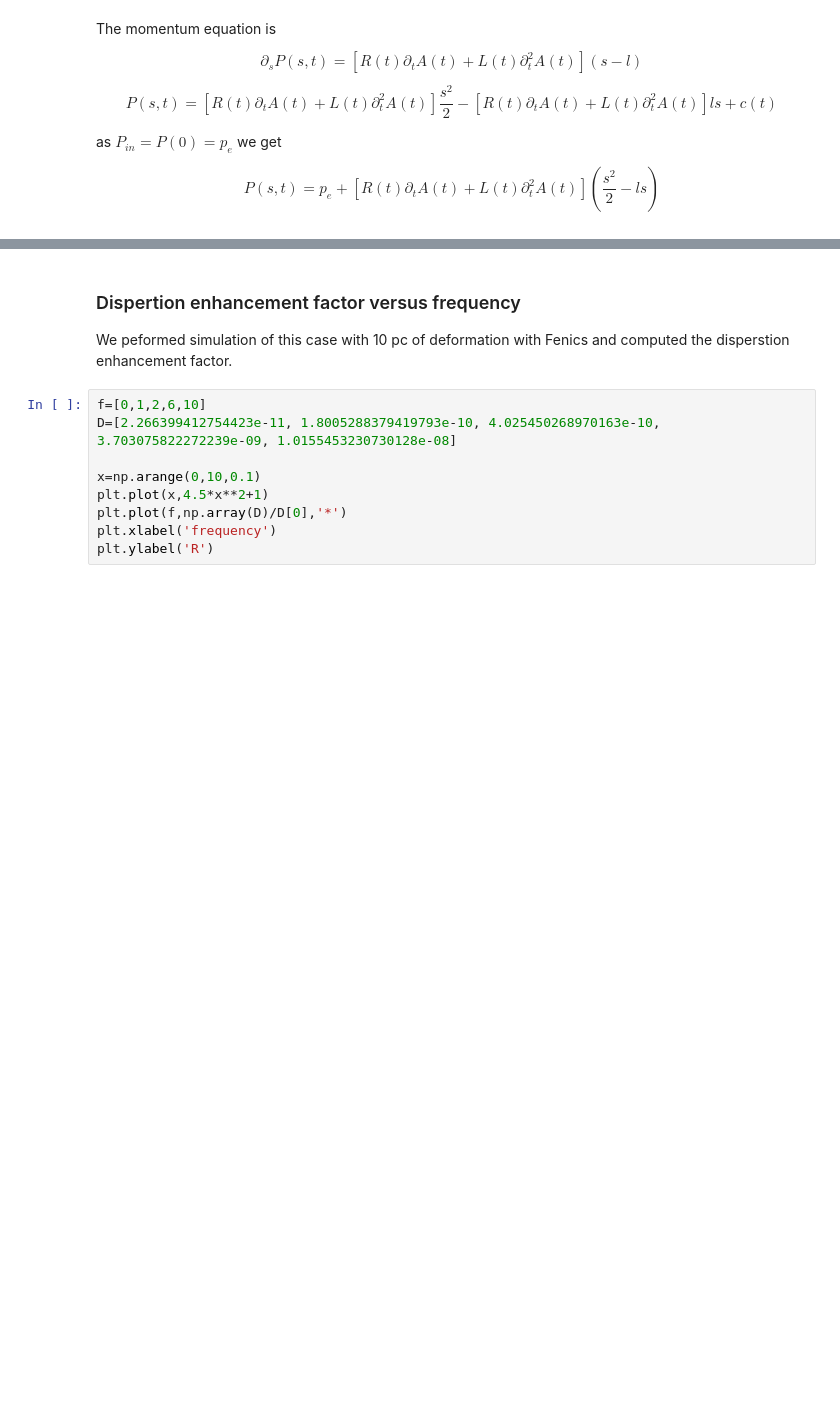
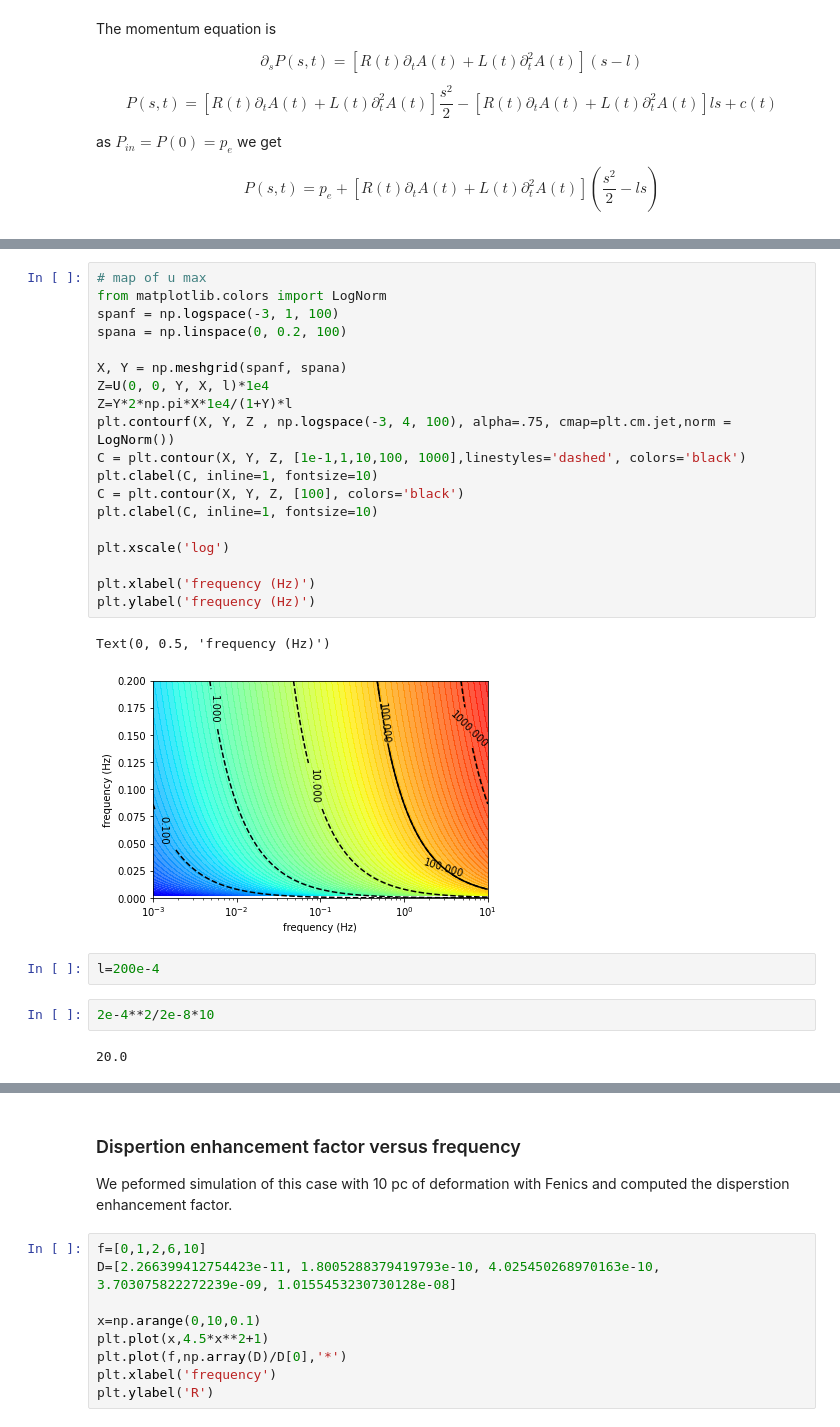
Before and after one commit to MiroK/sleep, a Jupyter notebook: sleep/notebooks/One vessel non linear model.ipynb, the cells around one changed output, grey strips where cells are left out. Drawn from its saved outputs; the diff is of its cells as text; blank space fills up the shorter version.

```diff
--- a/sleep/notebooks/One vessel non linear model.ipynb
+++ b/sleep/notebooks/One vessel non linear model.ipynb
@@ -307,0 +452,28 @@ plt.legend()
+# %%
+# map of u max
+from matplotlib.colors import LogNorm
+spanf = np.logspace(-3, 1, 100)
+spana = np.linspace(0, 0.2, 100)
+
+X, Y = np.meshgrid(spanf, spana)
+Z=U(0, 0, Y, X, l)*1e4
+Z=Y*2*np.pi*X*1e4/(1+Y)*l
+plt.contourf(X, Y, Z , np.logspace(-3, 4, 100), alpha=.75, cmap=plt.cm.jet,norm = LogNorm())
+C = plt.contour(X, Y, Z, [1e-1,1,10,100, 1000],linestyles='dashed', colors='black')
+plt.clabel(C, inline=1, fontsize=10)
+C = plt.contour(X, Y, Z, [100], colors='black')
+plt.clabel(C, inline=1, fontsize=10)
+
+plt.xscale('log')
+
+plt.xlabel('frequency (Hz)')
+plt.ylabel('frequency (Hz)')
+# %% [output]
+Text(0, 0.5, 'frequency (Hz)')
+[figure, added]
+# %%
+l=200e-4
+# %%
+2e-4**2/2e-8*10
+# %% [output]
+20.0
```
Also changed, not shown: parts of 19 cells of this notebook.
